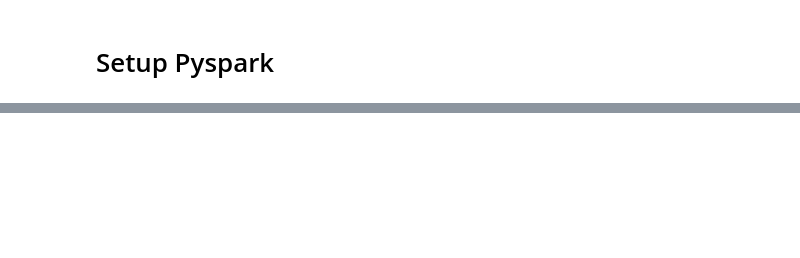
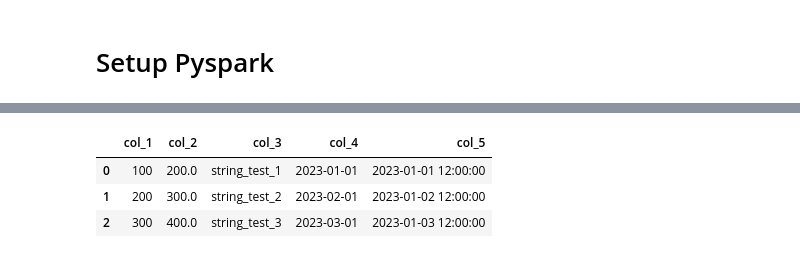
Before and after one commit to SanjayJanardhan-89/ApacheSparkHandsOn, a Jupyter notebook: Certification/Spark DataFrames And Their Operations.ipynb, the cells around one changed output, grey strips where cells are left out. Cells and saved outputs as stored; diff of their text form; code cells hidden in the pictures; blank space fills up the shorter version.

```diff
--- a/Certification/Spark DataFrames And Their Operations.ipynb
+++ b/Certification/Spark DataFrames And Their Operations.ipynb
@@ -50,3 +50,14 @@ Requirement already satisfied: pyspark in /usr/local/lib/python3.11/dist-package
 Requirement already satisfied: py4j==0.10.9.7 in /usr/local/lib/python3.11/dist-packages (from pyspark) (0.10.9.7)
 Requirement already satisfied: py4j in /usr/local/lib/python3.11/dist-packages (0.10.9.7)
 <pyspark.sql.session.SparkSession at 0x...>
+# %%
+from datetime import datetime, date
+from pyspark.sql import SparkSession
+spark = SparkSession.builder.getOrCreate()
+rdd = spark.sparkContext.parallelize([
+    (100, 200., 'string_test_1', date(2023, 1, 1), datetime(2023, 1, 1, 12, 0)),
+    (200, 300., 'string_test_2', date(2023, 2, 1), datetime(2023, 1, 2, 12, 0)),
+    (300, 400., 'string_test_3', date(2023, 3, 1), datetime(2023, 1, 3, 12, 0))
+])
+data_df = spark.createDataFrame(rdd, schema=['col_1', 'col_2', 'col_3', 'col_4', 'col_5'])
+data_df
@@ -52,0 +115,7 @@ Requirement already satisfied: py4j in /usr/local/lib/python3.11/dist-packages (
+# %%
+data_df.toPandas()
+# %% [output]
+|  | col_1 | col_2 | col_3 | col_4 | col_5 |
+| 0 | 100 | 200.0 | string_test_1 | 2023-01-01 | 2023-01-01 12:00:00 |
+| 1 | 200 | 300.0 | string_test_2 | 2023-02-01 | 2023-01-02 12:00:00 |
+| 2 | 300 | 400.0 | string_test_3 | 2023-03-01 | 2023-01-03 12:00:00 |
```
Also changed, not shown: parts of 22 cells of this notebook.
